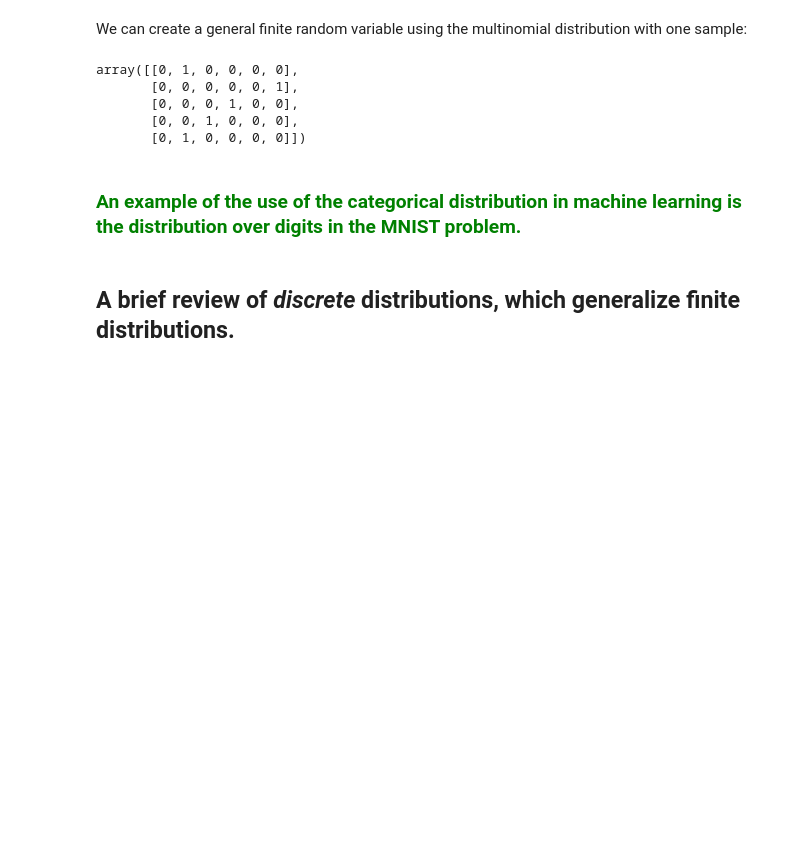
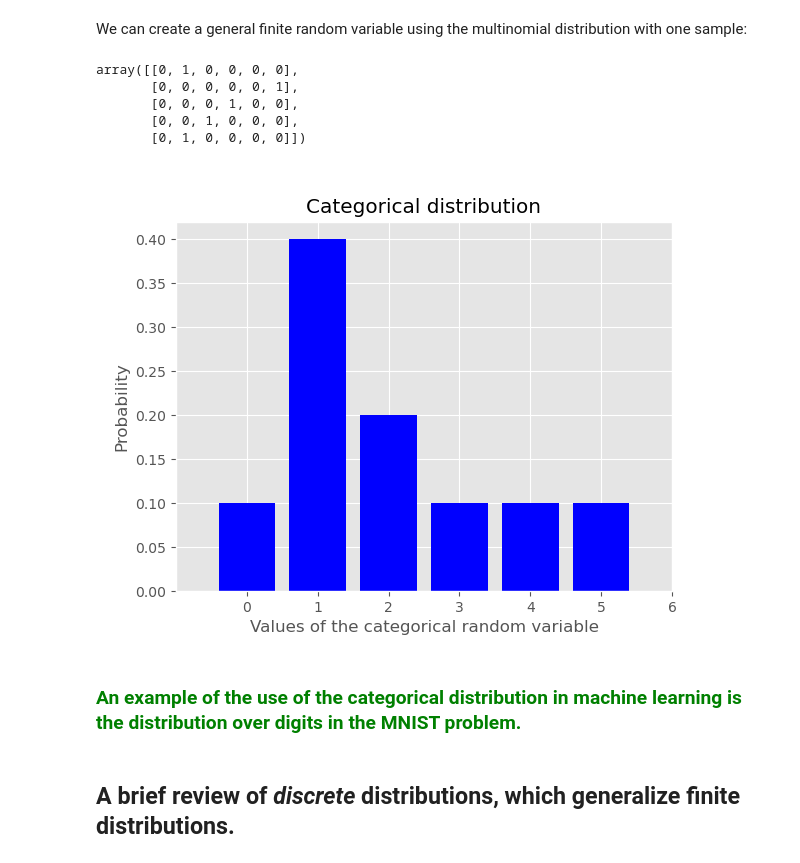
Before and after one commit to mettinger/python, a Jupyter notebook: interviewKickstart/interviewKickstart.ipynb, the cells around one changed output. Saved outputs shown, nothing was run; the diff lists cells and outputs as text; code cells hidden in the pictures; blank space fills up the shorter version.

```diff
--- a/interviewKickstart/interviewKickstart.ipynb
+++ b/interviewKickstart/interviewKickstart.ipynb
@@ -90,6 +91,22 @@ array([[0, 1, 0, 0, 0, 0],
        [0, 0, 0, 1, 0, 0],
        [0, 0, 1, 0, 0, 0],
        [0, 1, 0, 0, 0, 0]])
+# %%
+plt.figure()
+plt.xlim(-1, 2)
+
+nValues = len(probs)
+plt.bar(range(nValues), probs, color='blue')
+
+# For labelling of Bar plot
+plt.title('Categorical distribution')
+plt.xticks(range(nValues + 1))
+plt.xlabel('Values of the categorical random variable')
+plt.ylabel('Probability')
+
+plt.show()
+# %% [output]
+[figure, added]
 # %% [markdown]
 ### <span style="color: green;">An example of the use of the categorical distribution in machine learning is the distribution over digits in the MNIST problem.</span>
 # %% [markdown]
```
Also changed, not shown: parts of 4 cells of this notebook.
